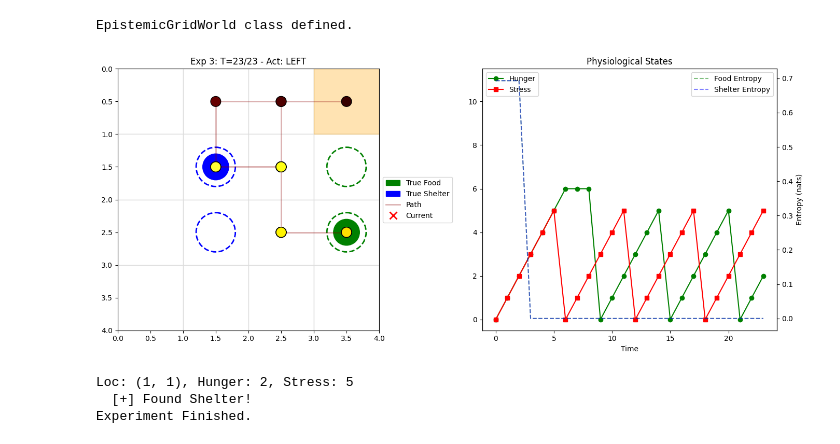
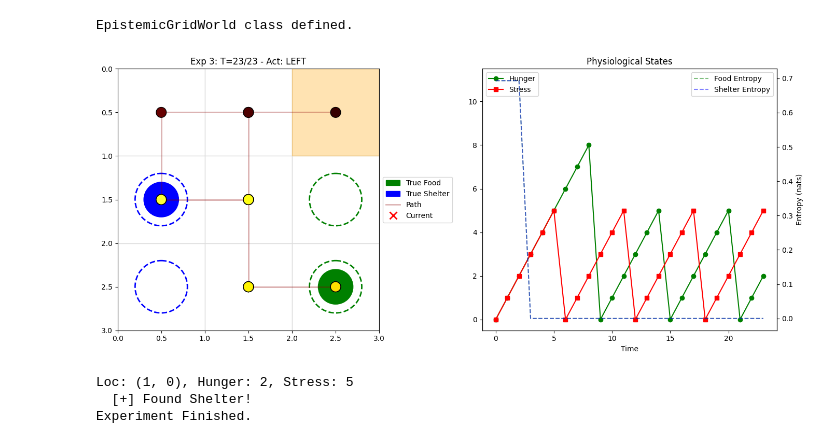
Before and after one commit to Ryan-Palmer/Active-Inference-Agent, a Jupyter notebook: docs/notebooks/Forager.ipynb, the cells around one changed output. Cells and saved outputs as stored; diff of their text form; code cells hidden in the pictures.

```diff
--- a/docs/notebooks/Forager.ipynb
+++ b/docs/notebooks/Forager.ipynb
@@ -1329,7 +1329,7 @@ The A matrix has pre-encoded info
 # === Experiment 3: Setup ===
 
 # 1. Grid & Locations
-grid_dims_3 = [4, 4]
+grid_dims_3 = [3, 3]
 num_grid_points_3 = int(np.prod(grid_dims_3))
 
 # Create location lookup
@@ -1339,12 +1339,12 @@ for y in range(grid_dims_3[0]):
         loc_list_3.append((y, x))
 
 # Locations
-shelter_locs_3 = [(2, 1), (1, 1)]
-food_locs_3 = [(1, 3), (2, 3)]
+shelter_locs_3 = [(1, 0), (2, 0)]
+food_locs_3 = [(1, 2), (2, 2)]
 
 # Cues
-# Assume (0,3) reveals context
-cue_loc_3 = (0, 3)     # Top-Right
+# Assume (0,2) reveals context
+cue_loc_3 = (0, 2)     # Top-Right
 
 print("Experiment 3 Config:")
 print(f"  Grid: {grid_dims_3}")
@@ -1354,8 +1354,8 @@ print(f"  Cue: {cue_loc_3}")
 
 # 2. State Factors
 # [Location, Hunger, Stress, FoodContext, ShelterContext]
-n_hunger_3 = 7  # 0-6
-n_stress_3 = 7
+n_hunger_3 = 10
+n_stress_3 = 10
 
 # Contexts: State 0 -> Loc 0 (1st in list), State 1 -> Loc 1 (2nd in list)
 # FoodContext=0: Food at (2,3). FoodContext=1: Food at (3,2).
@@ -1553,12 +1553,12 @@ D3 = utils.obj_array_uniform(num_states_3)
 
 # Scenario (0 or 1 to select which candidate is real)
 true_f_ctx = 1
-true_s_ctx = 1
+true_s_ctx = 0
 
 # (0,2) is between shelter candidate and info
 # (1,3) is between food candidate and info
 # (1,2) is between shelter and food candidates
-start_node_3 = (1,2)
+start_node_3 = (1,1)
 start_node_idx_3 = loc_list_3.index(start_node_3)
 
 # Example scenarios (all can change with tweaks to penalties and preferences)
@@ -1739,14 +1739,14 @@ for t in range(T3):
 
     # Map
     ax_map = axes[0]
-    ax_map.set_xlim(0, 4)
-    ax_map.set_ylim(4, 0)
+    ax_map.set_xlim(0, grid_dims_3[1])
+    ax_map.set_ylim(grid_dims_3[0], 0)
     ax_map.set_aspect('equal')
     ax_map.set_title(f"Exp 3: T={t+1}/{T3} - Act: {action}")
 
     # Grid Lines
-    for y in range(4):
-        for x in range(4):
+    for y in range(grid_dims_3[0]):
+        for x in range(grid_dims_3[1]):
             rect = patches.Rectangle((x, y), 1, 1, linewidth=1, edgecolor='#ddd', facecolor='white')
             ax_map.add_patch(rect)
 
@@ -1785,34 +1785,34 @@ for t in range(T3):
     ax_stats.plot(hist_hunger_3, 'g-o', label='Hunger')
     ax_stats.plot(hist_stress_3, 'r-s', label='Stress')
     ax_stats.set_title("Physiological States")
     ax_stats.set_ylim(-0.5, 11.5)
     ax_stats.set_xlabel("Time")
     ax_stats.legend(loc='upper left')
 
     # Entropy (Uncertainty)
     ax_ent = ax_stats.twinx()
     k_food = [get_entropy(d) for d in hist_context_food]
     k_shelter = [get_entropy(d) for d in hist_context_shelter]
 
     ax_ent.plot(k_food, 'g--', label='Food Entropy', alpha=0.5)
     ax_ent.plot(k_shelter, 'b--', label='Shelter Entropy', alpha=0.5)
 
     ax_ent.set_ylabel("Entropy (nats)")
     ax_ent.legend(loc='upper right')
 
     plt.tight_layout()
     display(fig)
     plt.close(fig) # Prevent double plotting
 
     # Print status
     print(f"Loc: {env3.loc}, Hunger: {env3.hunger}, Stress: {env3.stress}")
     if env3.loc == env3.cue_loc: print("  [!] Observed Cue!")
     if env3.loc == food_locs_3[true_f_ctx]: print("  [+] Found Food!")
     if env3.loc == shelter_locs_3[true_s_ctx]: print("  [+] Found Shelter!")
 
 print("Experiment Finished.")
 # %% [output]
-[figure, old version]
+[figure, new version]
-Loc: (1, 1), Hunger: 2, Stress: 5
+Loc: (1, 0), Hunger: 2, Stress: 5
   [+] Found Shelter!
 Experiment Finished.
```
Also changed, not shown: parts of 1 cell of this notebook.
